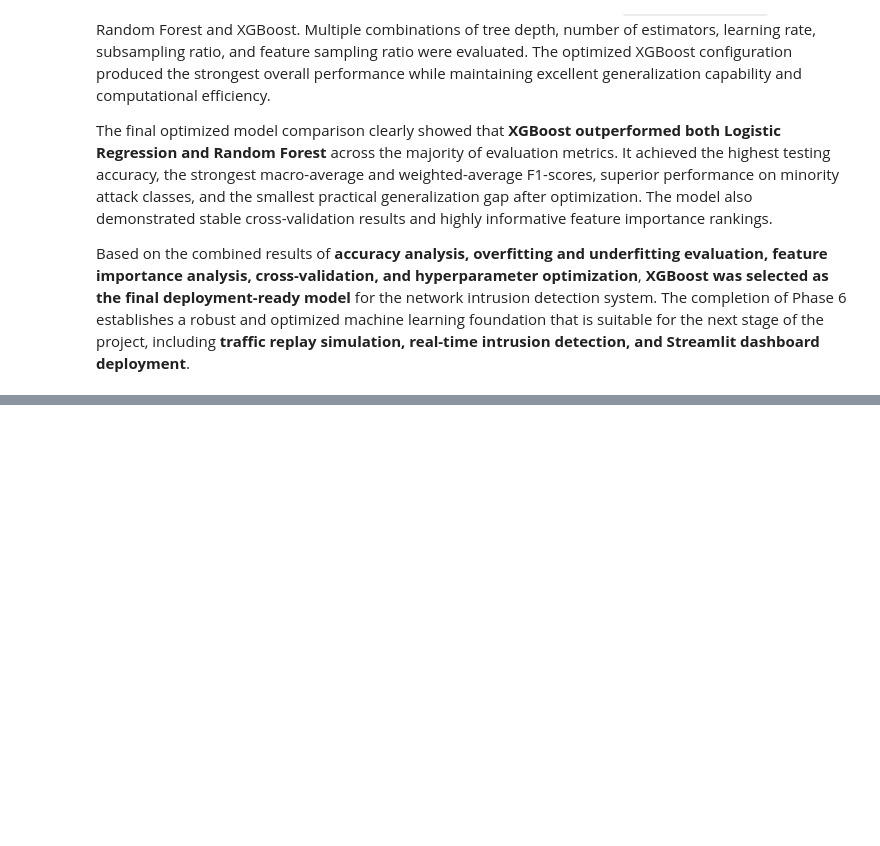
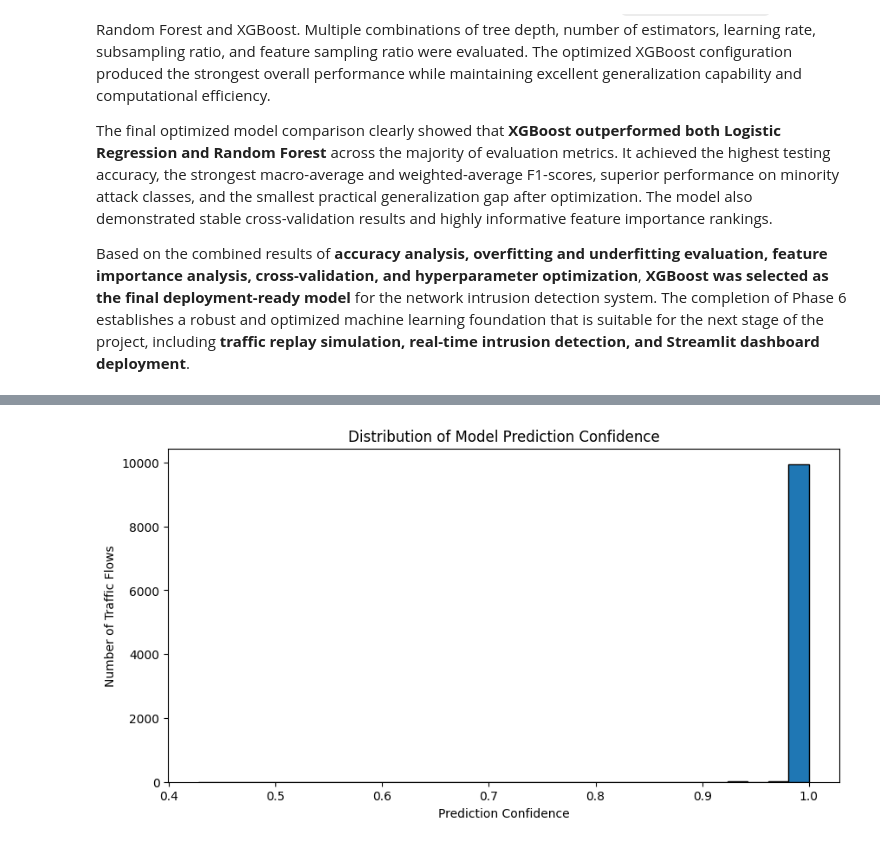
Before and after one commit to rounakghosh345123/network_intrusion_detection_system, a Jupyter notebook: nids_analysis.ipynb, the cells around one changed output, grey strips where cells are left out. Saved outputs shown, nothing was run; the diff lists cells and outputs as text; code cells hidden in the pictures; blank space fills up the shorter version.

```diff
--- a/nids_analysis.ipynb
+++ b/nids_analysis.ipynb
@@ -3568,0 +4462,37 @@ Based on the combined results of **accuracy analysis, overfitting and underfitti
+# %%
+plt.figure(
+    figsize=(10, 5)
+)
+
+
+plt.hist(
+
+    traffic_results[
+        "Confidence"
+    ],
+
+    bins=30,
+
+    edgecolor="black"
+
+)
+
+
+plt.title(
+    "Distribution of Model Prediction Confidence"
+)
+
+
+plt.xlabel(
+    "Prediction Confidence"
+)
+
+
+plt.ylabel(
+    "Number of Traffic Flows"
+)
+
+
+plt.show()
+# %% [output]
+[figure, added]
```
Also changed, not shown: parts of 95 cells of this notebook, 5 other files.
